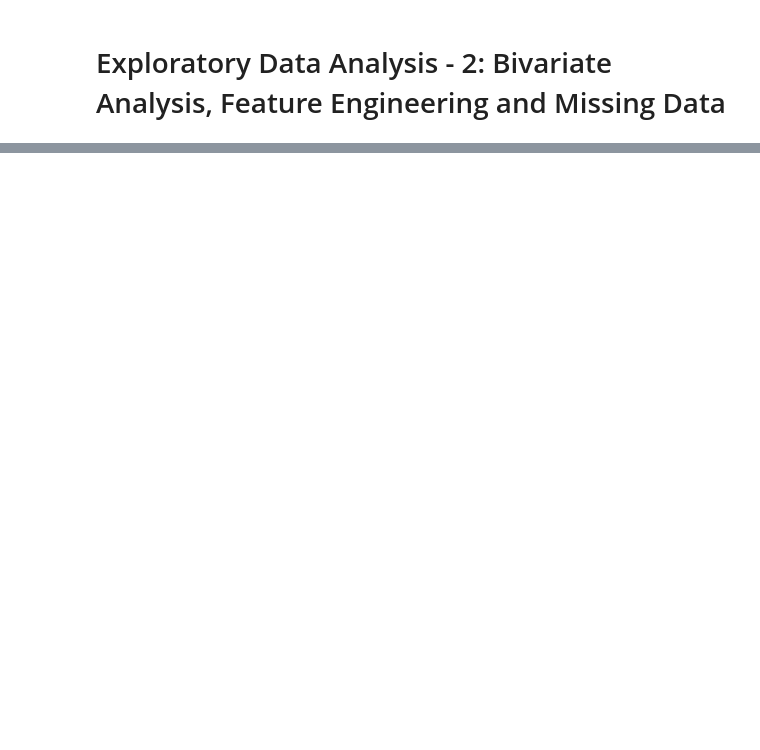
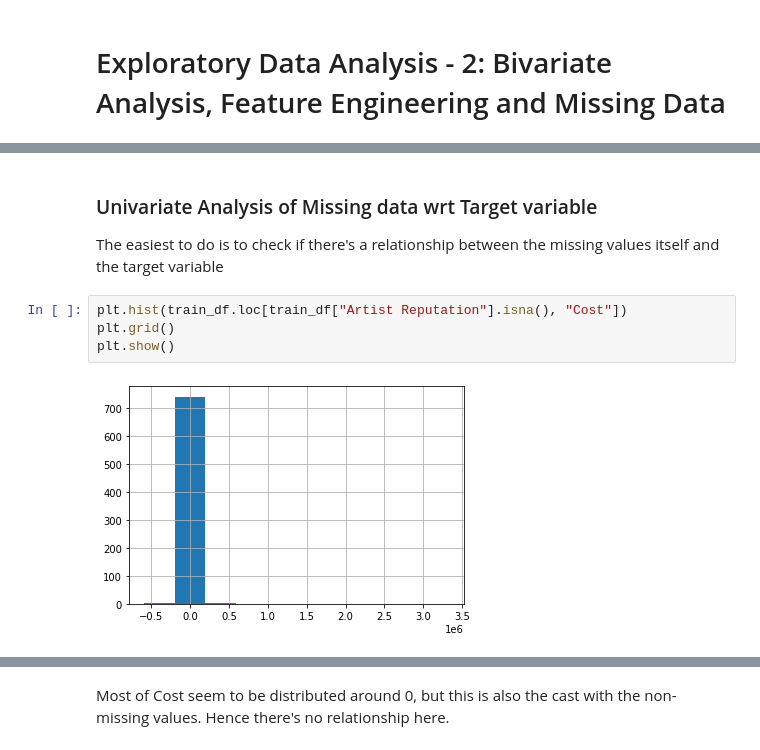
Before and after one commit to jacob5412/HackerEarth-Exhibit-Art, a Jupyter notebook: EDA-2.ipynb, the cells around one changed output, grey strips where cells are left out. Drawn from its saved outputs; the diff is of its cells as text; blank space fills up the shorter version.

```diff
--- a/EDA-2.ipynb
+++ b/EDA-2.ipynb
@@ -62,0 +80,10 @@ The easiest to do is to check if there's a relationship between the missing valu
+# %% [markdown]
+### Univariate Analysis of Missing data wrt Target variable
+
+The easiest to do is to check if there's a relationship between the missing values itself and the target variable
+# %%
+plt.hist(train_df.loc[train_df["Artist Reputation"].isna(), "Cost"])
+plt.grid()
+plt.show()
+# %% [output]
+[figure, added]
@@ -62,0 +91,2 @@ The easiest to do is to check if there's a relationship between the missing valu
+# %% [markdown]
+Most of Cost seem to be distributed around 0, but this is also the cast with the non-missing values. Hence there's no relationship here.
```
Also changed, not shown: parts of 71 cells of this notebook, 2 other files.
